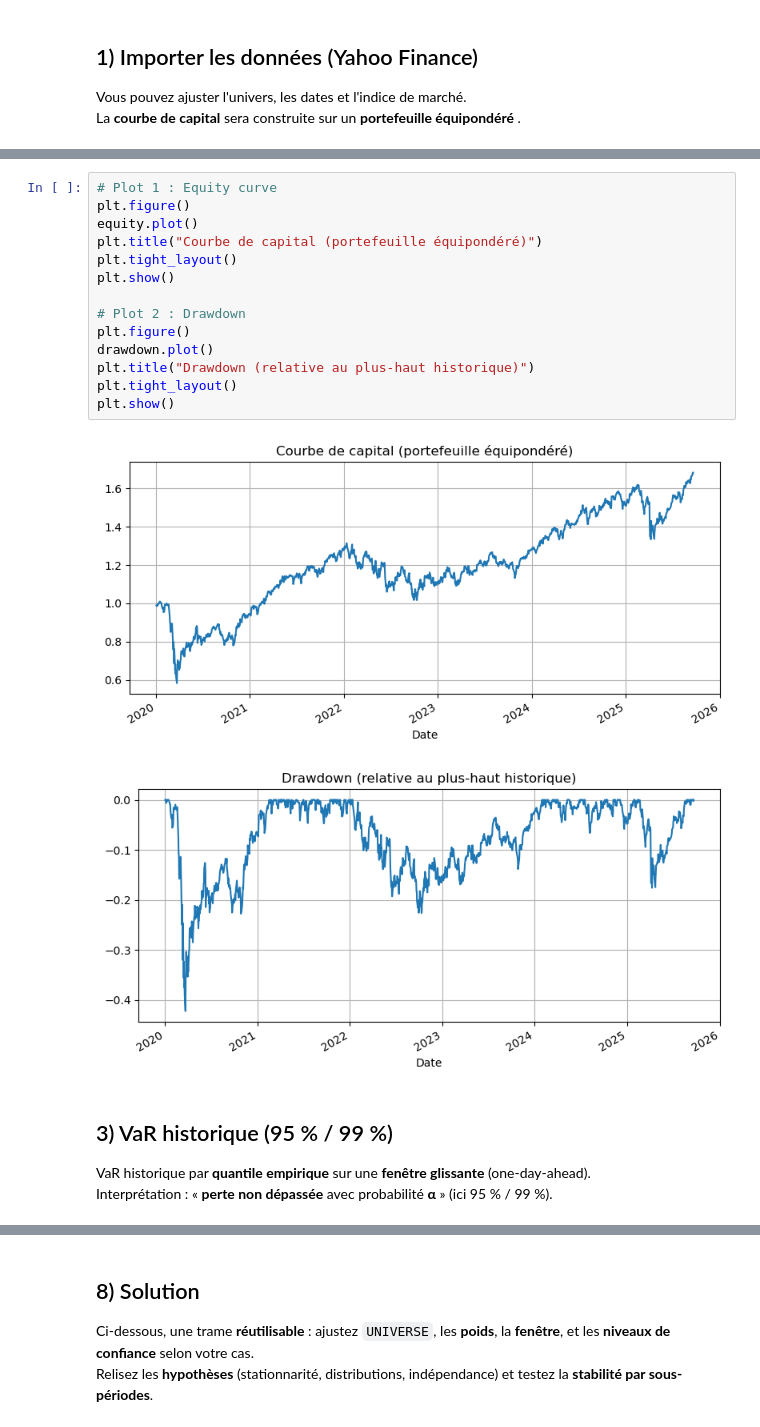
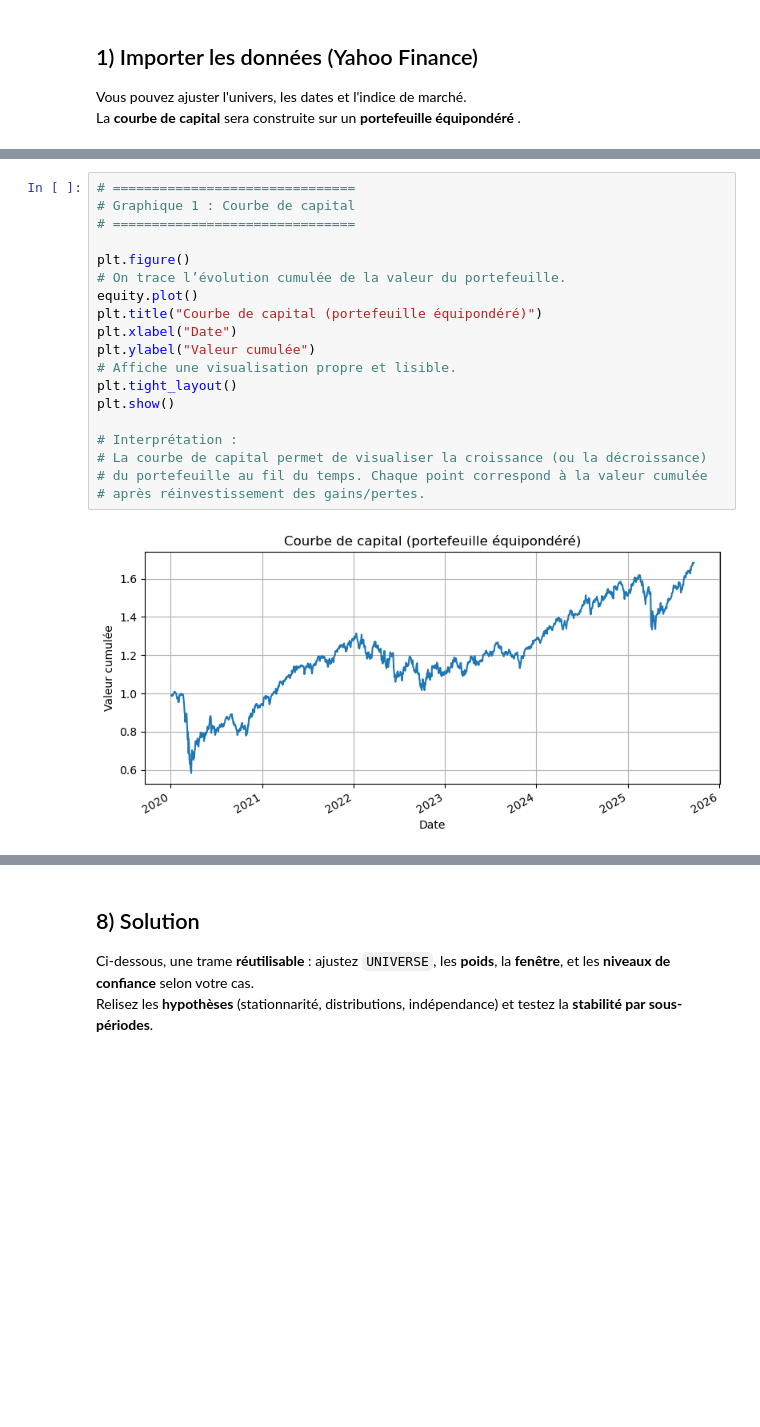
Before and after one commit to LinkedInLearning/statistique-finance-python_5492064, a Jupyter notebook: Codes/03_Risque_finance_drawdown_var_es.ipynb, the cells around one changed output, grey strips where cells are left out. Drawn from its saved outputs; the diff is of its cells as text; blank space fills up the shorter version.

```diff
--- a/Codes/03_Risque_finance_drawdown_var_es.ipynb
+++ b/Codes/03_Risque_finance_drawdown_var_es.ipynb
@@ -116,22 +164,21 @@ Time Under Water (max) : 512 jours
-# %%
-# Plot 1 : Equity curve
-plt.figure()
-equity.plot()
-plt.title("Courbe de capital (portefeuille équipondéré)")
-plt.tight_layout()
-plt.show()
-
-# Plot 2 : Drawdown
-plt.figure()
-drawdown.plot()
-plt.title("Drawdown (relative au plus-haut historique)")
-plt.tight_layout()
-plt.show()
-# %% [output]
-[figure, removed]
-[figure, removed]
-# %% [markdown]
-## 3) VaR historique (95 % / 99 %)
-
-VaR historique par **quantile empirique** sur une **fenêtre glissante** (one-day-ahead).
-Interprétation : « **perte non dépassée** avec probabilité **α** » (ici 95 % / 99 %).
+# %%
+# ===============================
+# Graphique 1 : Courbe de capital
+# ===============================
+
+plt.figure()
+# On trace l’évolution cumulée de la valeur du portefeuille.
+equity.plot()
+plt.title("Courbe de capital (portefeuille équipondéré)")
+plt.xlabel("Date")
+plt.ylabel("Valeur cumulée")
+# Affiche une visualisation propre et lisible.
+plt.tight_layout()
+plt.show()
+
+# Interprétation :
+# La courbe de capital permet de visualiser la croissance (ou la décroissance)
+# du portefeuille au fil du temps. Chaque point correspond à la valeur cumulée
+# après réinvestissement des gains/pertes.
+# %% [output]
+[figure, added]
```
Also changed, not shown: parts of 32 cells of this notebook, 1 other file.
